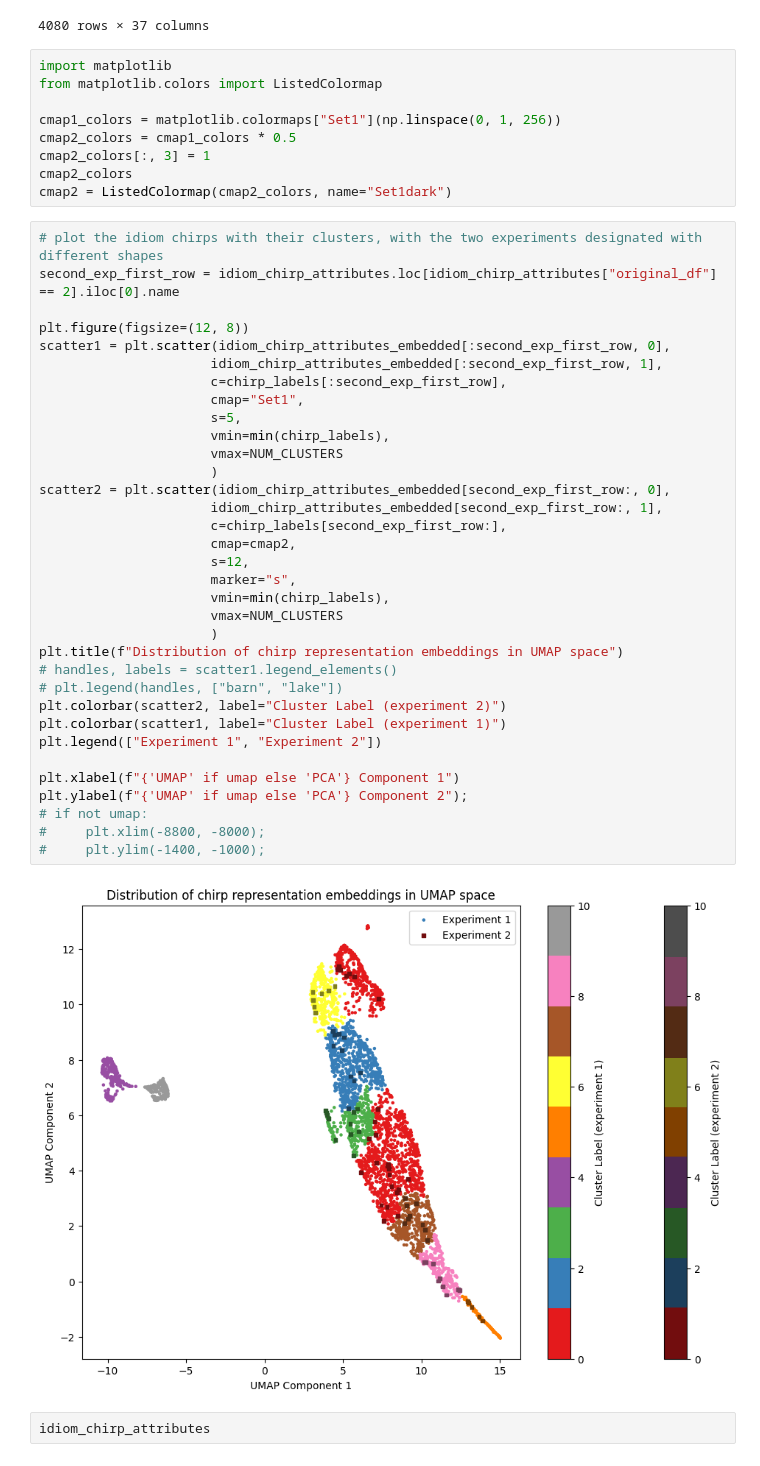
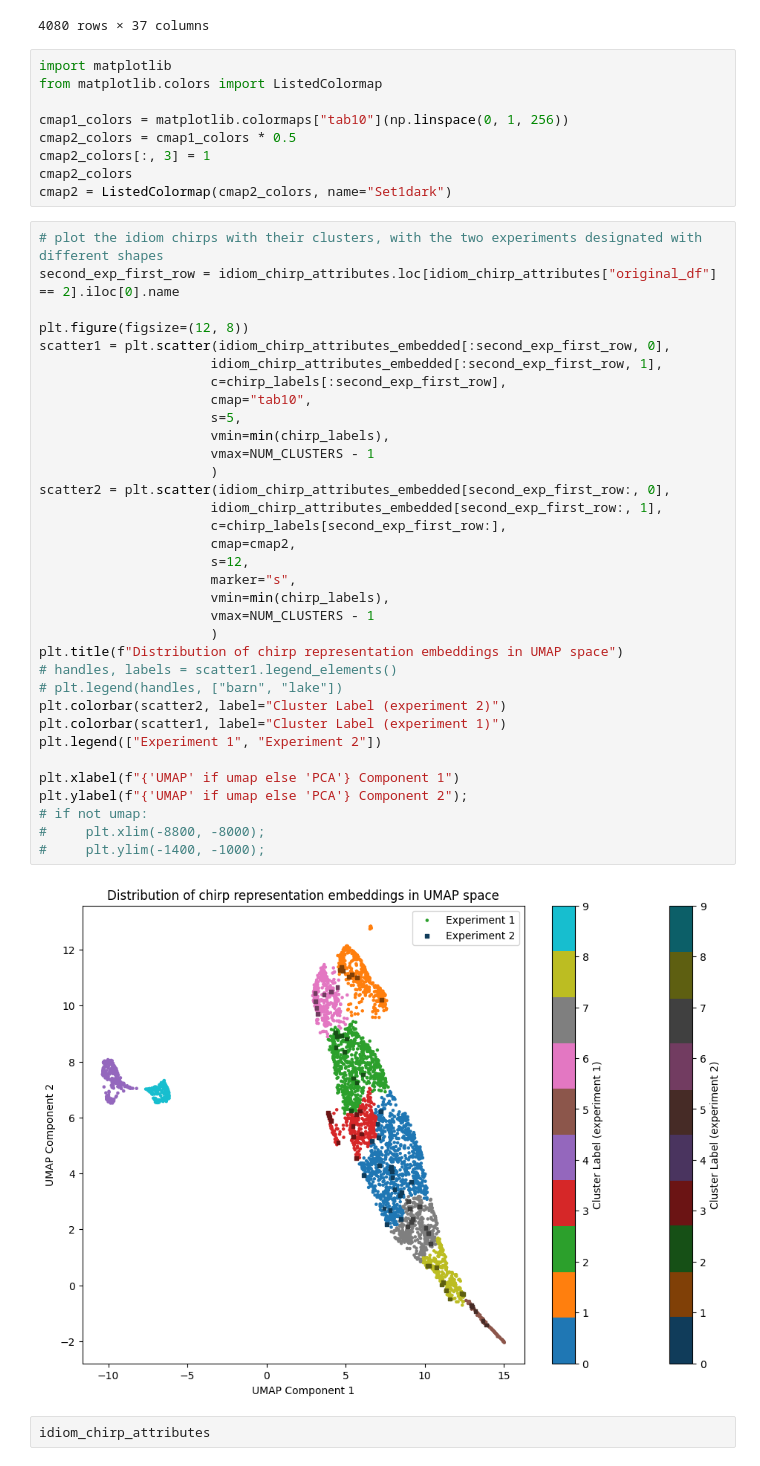
Before and after one commit to paepcke/bats, a Jupyter notebook: src/andrew/compare_results.ipynb, the cells around one changed output. Drawn from its saved outputs; the diff is of its cells as text.

```diff
--- a/src/andrew/compare_results.ipynb
+++ b/src/andrew/compare_results.ipynb
@@ -238,7 +238,7 @@ idiom_chirp_attributes
 import matplotlib
 from matplotlib.colors import ListedColormap
 
-cmap1_colors = matplotlib.colormaps["Set1"](np.linspace(0, 1, 256))
+cmap1_colors = matplotlib.colormaps["tab10"](np.linspace(0, 1, 256))
 cmap2_colors = cmap1_colors * 0.5
 cmap2_colors[:, 3] = 1
 cmap2_colors
@@ -248,37 +248,37 @@ cmap2 = ListedColormap(cmap2_colors, name="Set1dark")
 second_exp_first_row = idiom_chirp_attributes.loc[idiom_chirp_attributes["original_df"] == 2].iloc[0].name
 
 plt.figure(figsize=(12, 8))
 scatter1 = plt.scatter(idiom_chirp_attributes_embedded[:second_exp_first_row, 0],
                       idiom_chirp_attributes_embedded[:second_exp_first_row, 1],
                       c=chirp_labels[:second_exp_first_row],
-                      cmap="Set1",
+                      cmap="tab10",
                       s=5,
                       vmin=min(chirp_labels),
-                      vmax=NUM_CLUSTERS
+                      vmax=NUM_CLUSTERS - 1
                       )
 scatter2 = plt.scatter(idiom_chirp_attributes_embedded[second_exp_first_row:, 0],
                       idiom_chirp_attributes_embedded[second_exp_first_row:, 1],
                       c=chirp_labels[second_exp_first_row:],
                       cmap=cmap2,
                       s=12,
                       marker="s",
                       vmin=min(chirp_labels),
-                      vmax=NUM_CLUSTERS
+                      vmax=NUM_CLUSTERS - 1
                       )
 plt.title(f"Distribution of chirp representation embeddings in UMAP space")
 # handles, labels = scatter1.legend_elements()
 # plt.legend(handles, ["barn", "lake"])
 plt.colorbar(scatter2, label="Cluster Label (experiment 2)")
 plt.colorbar(scatter1, label="Cluster Label (experiment 1)")
 plt.legend(["Experiment 1", "Experiment 2"])
 
 plt.xlabel(f"{'UMAP' if umap else 'PCA'} Component 1")
 plt.ylabel(f"{'UMAP' if umap else 'PCA'} Component 2");
 # if not umap:
 #     plt.xlim(-8800, -8000);
 #     plt.ylim(-1400, -1000);
 # %% [output]
-[figure, old version]
+[figure, new version]
 # %%
 idiom_chirp_attributes
 # %% [output]
```
Also changed, not shown: parts of 6 cells of this notebook, 2 other files.
